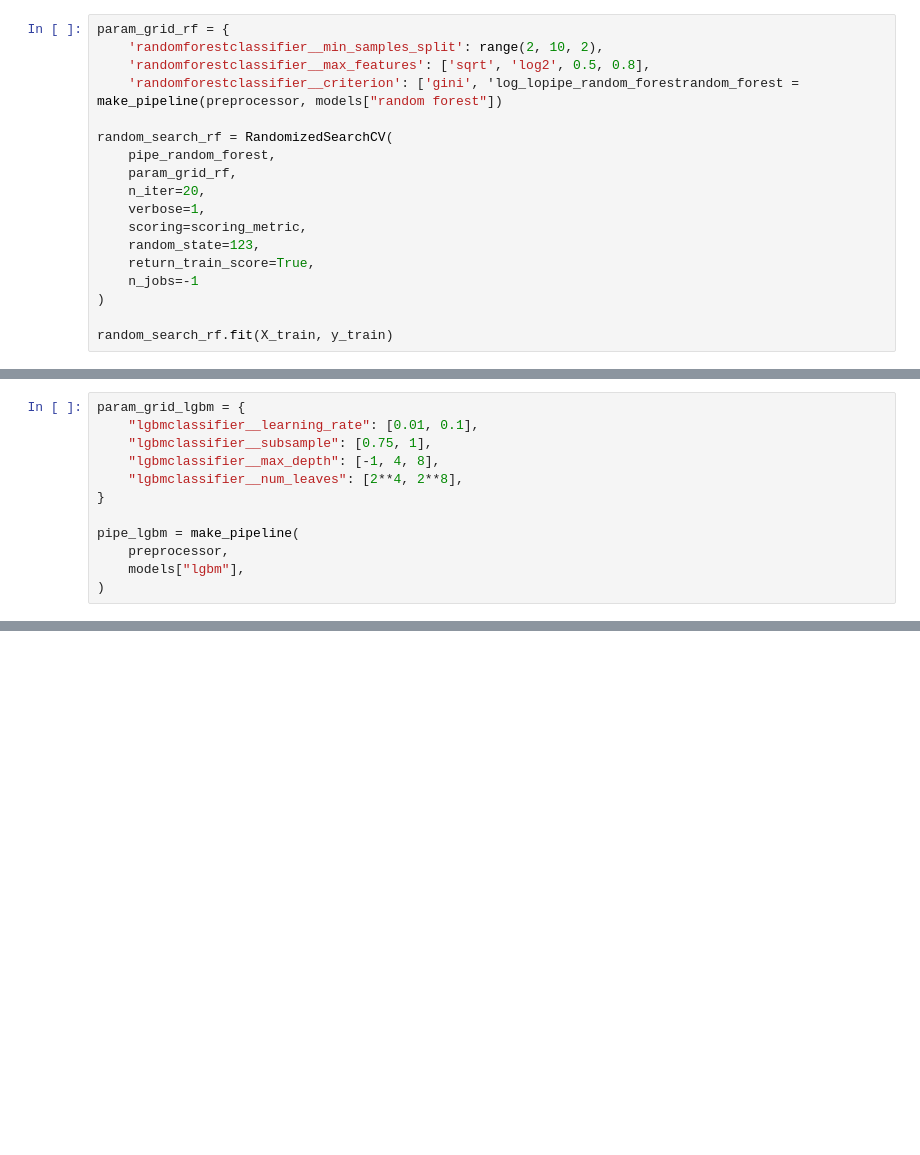
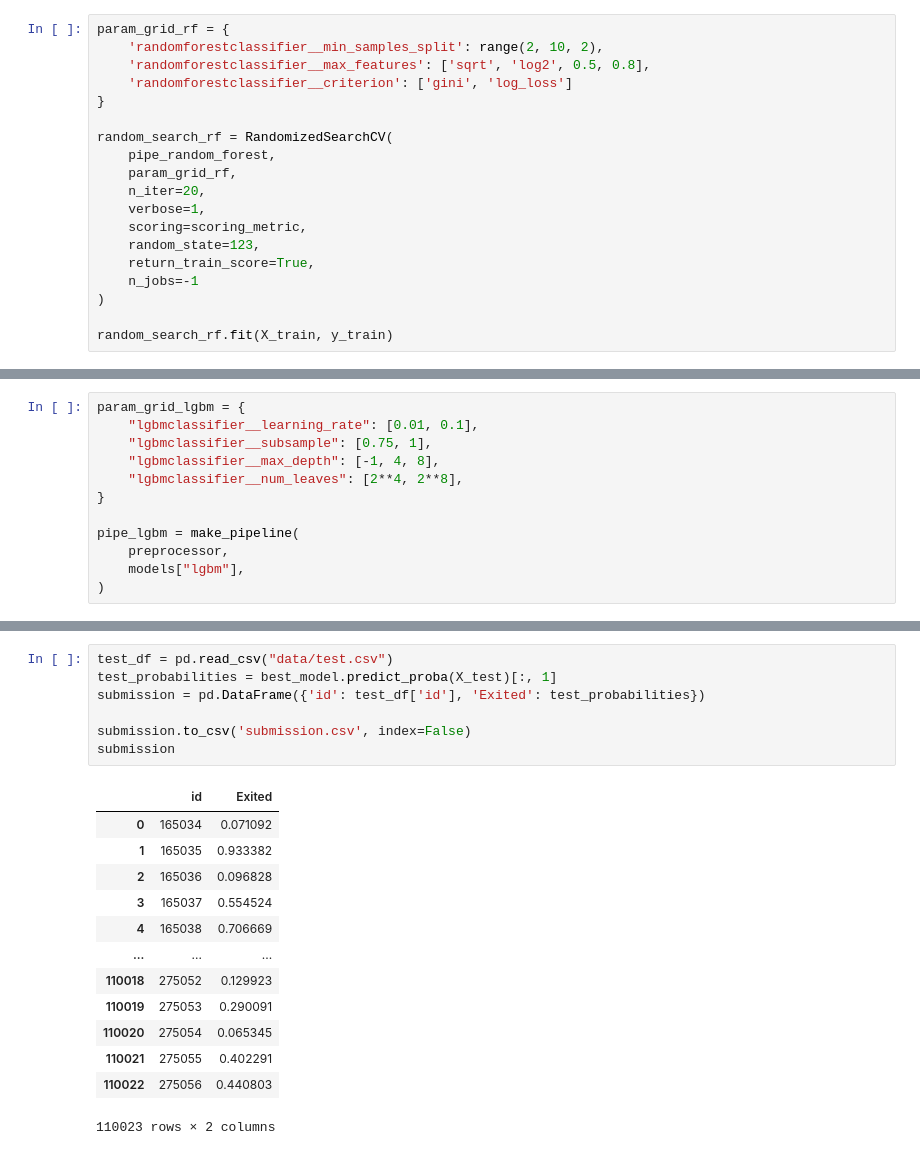
Before and after one commit to Rachel0619/Kaggle_Binary-Classification-with-a-Bank-Churn, a Jupyter notebook: analysis.ipynb, the cells around one changed output, grey strips where cells are left out. Saved outputs shown, nothing was run; the diff lists cells and outputs as text; blank space fills up the shorter version.

```diff
--- a/analysis.ipynb
+++ b/analysis.ipynb
@@ -475,7 +501,8 @@ KeyboardInterrupt:
 param_grid_rf = {
     'randomforestclassifier__min_samples_split': range(2, 10, 2),
     'randomforestclassifier__max_features': ['sqrt', 'log2', 0.5, 0.8],
-    'randomforestclassifier__criterion': ['gini', 'log_lopipe_random_forestrandom_forest = make_pipeline(preprocessor, models["random forest"])
+    'randomforestclassifier__criterion': ['gini', 'log_loss']
+}
 
 random_search_rf = RandomizedSearchCV(
     pipe_random_forest,
@@ -560,0 +704,21 @@ pd.DataFrame(results).T
+# %%
+test_df = pd.read_csv("data/test.csv")
+test_probabilities = best_model.predict_proba(X_test)[:, 1]
+submission = pd.DataFrame({'id': test_df['id'], 'Exited': test_probabilities})
+
+submission.to_csv('submission.csv', index=False)
+submission
+# %% [output]
+|  | id | Exited |
+| 0 | 165034 | 0.071092 |
+| 1 | 165035 | 0.933382 |
+| 2 | 165036 | 0.096828 |
+| 3 | 165037 | 0.554524 |
+| 4 | 165038 | 0.706669 |
+| ... | ... | ... |
+| 110018 | 275052 | 0.129923 |
+| 110019 | 275053 | 0.290091 |
+| 110020 | 275054 | 0.065345 |
+| 110021 | 275055 | 0.402291 |
+| 110022 | 275056 | 0.440803 |
+110023 rows × 2 columns
```
Also changed, not shown: parts of 21 cells of this notebook, 1 other file.
